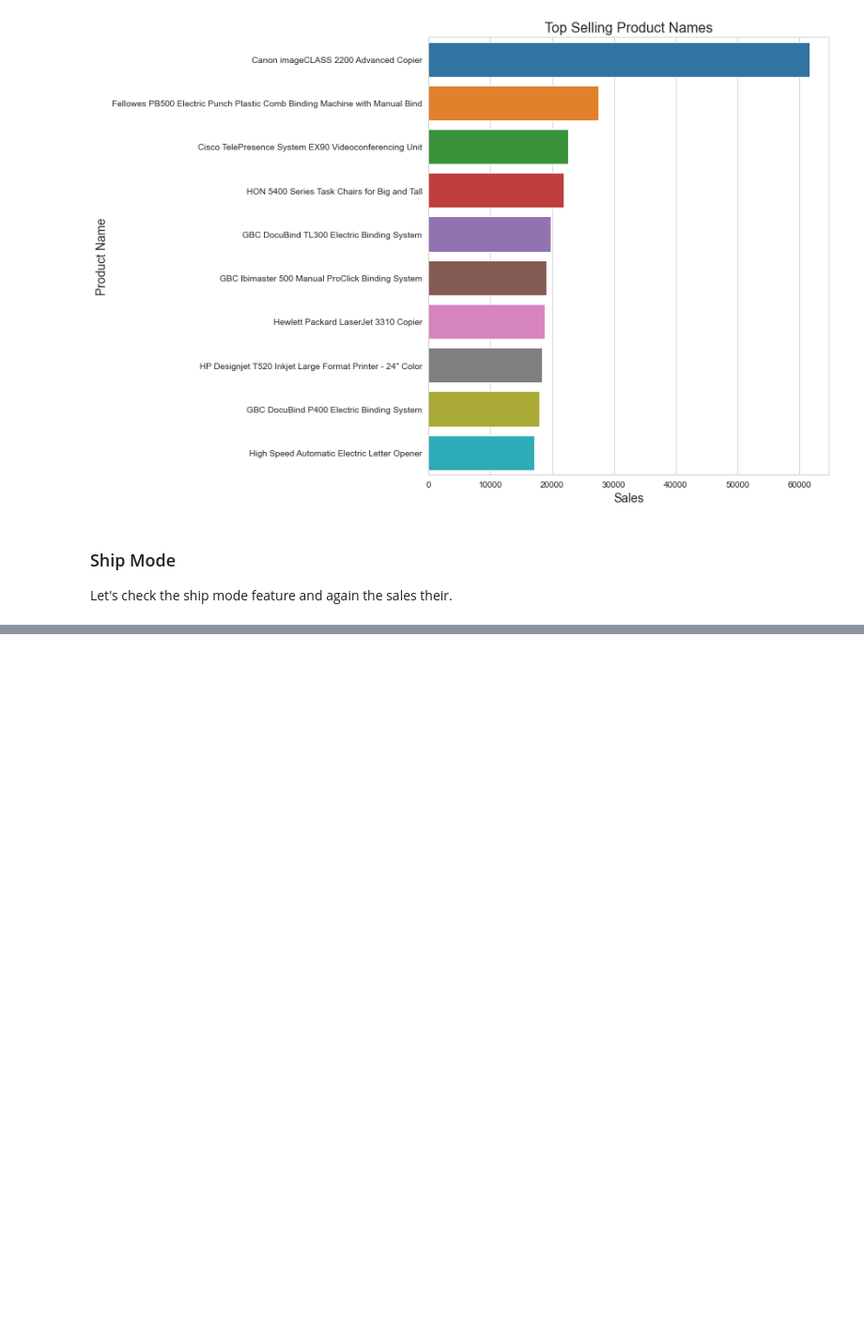
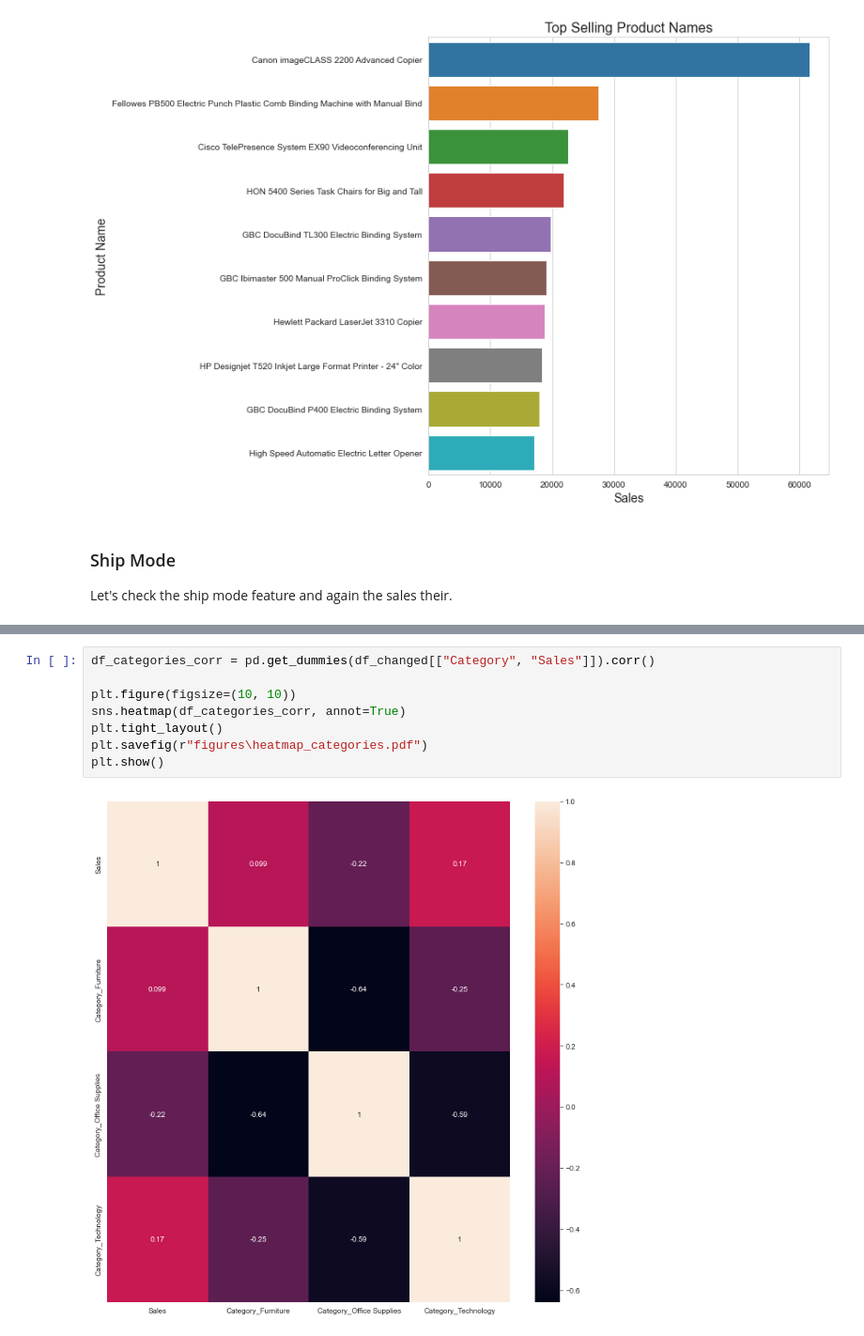
Before and after one commit to patrickbrus/IBM_Machine_Learning_Professional, a Jupyter notebook: Time_Series/Exploratory_Data_Analysis.ipynb, the cells around one changed output, grey strips where cells are left out. Shown at 94% size. Saved outputs shown, nothing was run; the diff lists cells and outputs as text; blank space fills up the shorter version.

```diff
--- a/Time_Series/Exploratory_Data_Analysis.ipynb
+++ b/Time_Series/Exploratory_Data_Analysis.ipynb
@@ -491,0 +533,10 @@ Let's check the ship mode feature and again the sales their.
+# %%
+df_categories_corr = pd.get_dummies(df_changed[["Category", "Sales"]]).corr()
+
+plt.figure(figsize=(10, 10))
+sns.heatmap(df_categories_corr, annot=True)
+plt.tight_layout()
+plt.savefig(r"figures\heatmap_categories.pdf")
+plt.show()
+# %% [output]
+[figure, added]
```
Also changed, not shown: parts of 11 cells of this notebook, 20 other files.
